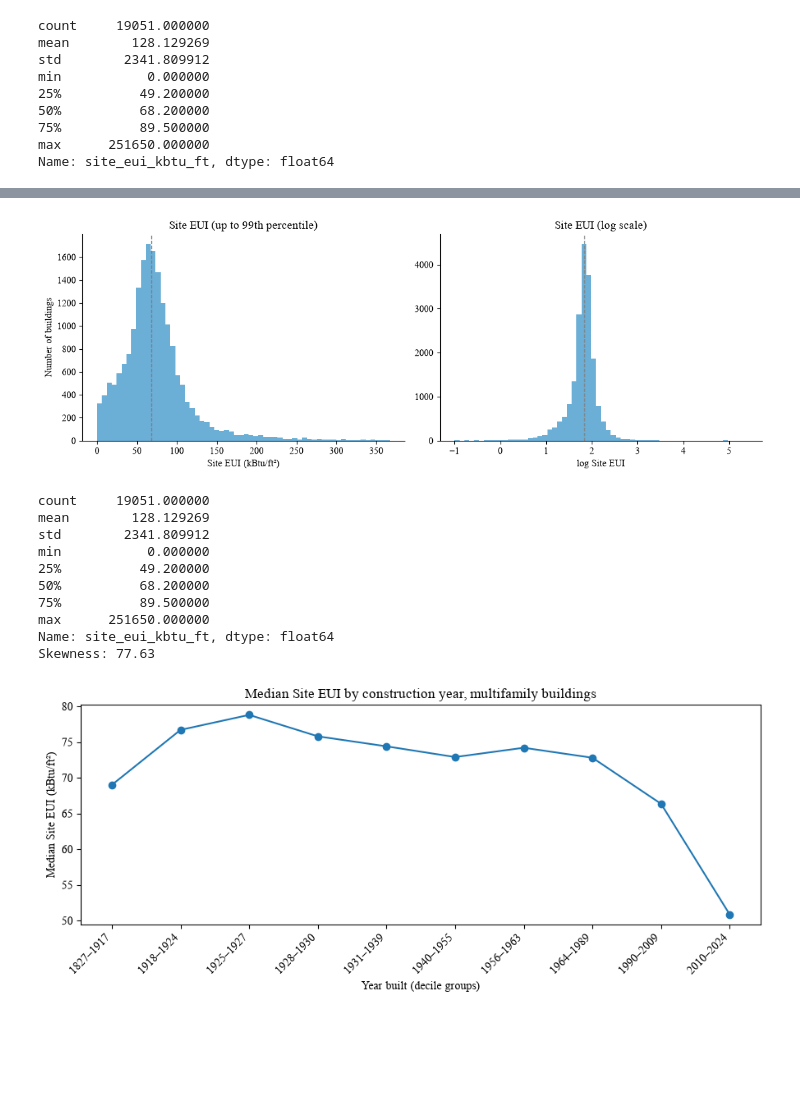
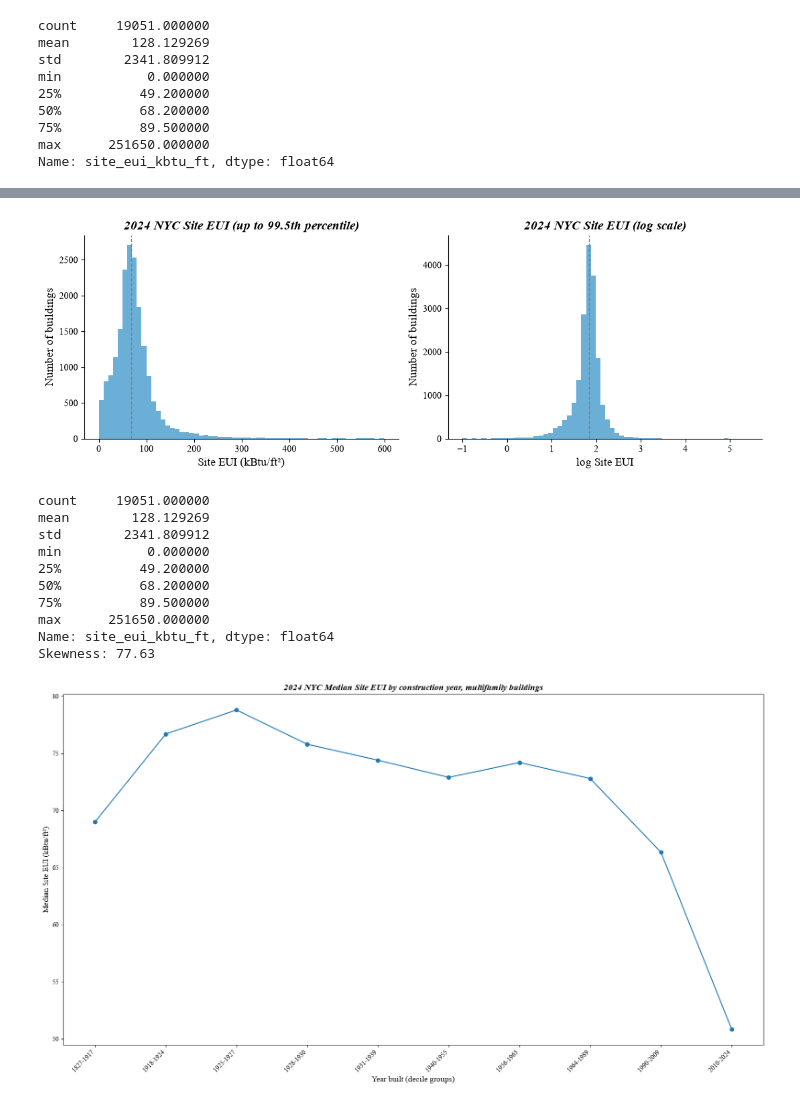
Before and after one commit to gchudley/Any-Idea, a Jupyter notebook: src/EDA_data_visualization.ipynb, the cells around one changed output, grey strips where cells are left out. Saved outputs shown, nothing was run; the diff lists cells and outputs as text; code cells hidden in the pictures; blank space fills up the shorter version.

```diff
--- a/src/EDA_data_visualization.ipynb
+++ b/src/EDA_data_visualization.ipynb
@@ -90,28 +91,30 @@ eui = df["site_eui_kbtu_ft"].dropna()
 fig, axes = plt.subplots(1, 2, figsize=(11, 4))
 
 # Raw scale (cut at the 99th percentile so the tail doesn't flatten everything)
-axes[0].hist(eui[eui <= eui.quantile(0.99)], bins=60, color="#6baed6")
+axes[0].hist(eui[eui <= eui.quantile(0.995)], bins=60, color="#6baed6")
 axes[0].axvline(eui.median(), color="gray", linestyle="--", linewidth=1)
-axes[0].set_title("Site EUI (up to 99th percentile)")
-axes[0].set_xlabel("Site EUI (kBtu/ft²)")
-axes[0].set_ylabel("Number of buildings")
+axes[0].set_title("2024 NYC Site EUI (up to 99.5th percentile)", fontsize=14, fontweight="bold", style="italic")
+axes[0].set_xlabel("Site EUI (kBtu/ft²)", fontsize=12)
+axes[0].set_ylabel("Number of buildings", fontsize=12)
 
 # Log scale
 axes[1].hist(np.log10(eui[eui > 0]), bins=60, color="#6baed6")
 axes[1].axvline(np.log10(eui.median()), color="gray", linestyle="--", linewidth=1)
-axes[1].set_title("Site EUI (log scale)")
-axes[1].set_xlabel("log Site EUI")
+axes[1].set_title("2024 NYC Site EUI (log scale)", fontsize=14, fontweight="bold", style="italic")
+axes[1].set_xlabel("log Site EUI", fontsize=12)
+axes[1].set_ylabel("Number of buildings", fontsize=12)
 
 for ax in axes:
     ax.spines[["top", "right"]].set_visible(False)
 
 plt.tight_layout()
+plt.savefig("../figures/2024_nyc_site_eui_histograms_do_not_use_this.png", dpi=300)
 plt.show()
 
 print(eui.describe())
 print(f"Skewness: {eui.skew():.2f}")
 # %% [output]
-[figure, old version]
+[figure, new version]
 count     19051.000000
 mean        128.129269
 std        2341.809912
@@ -125,16 +128,17 @@ Skewness: 77.63
 # %%
 mf = df[df["primary_property_type_self"] == "Multifamily Housing"]
 bins = pd.qcut(mf["year_built"], q=10, duplicates="drop")
 binned = mf.groupby(bins, observed=True)["site_eui_kbtu_ft"].median()
-labels = [f"{int(i.left) + 1}–{int(i.right)}" for i in binned.index]
+labels = [f"{int(i.left) + 1}-{int(i.right)}" for i in binned.index]
 
-ax = binned.plot(marker="o", figsize=(9, 4))
+ax = binned.plot(marker="o", figsize=(16, 9))
 ax.set_xticks(range(len(labels)))
 ax.set_xticklabels(labels, rotation=45, ha="right")
-ax.set_xlabel("Year built (decile groups)")
-ax.set_ylabel("Median Site EUI (kBtu/ft²)")
-ax.set_title("Median Site EUI by construction year, multifamily buildings")
+ax.set_xlabel("Year built (decile groups)", fontsize=12)
+ax.set_ylabel("Median Site EUI (kBtu/ft²)", fontsize=12)
+ax.set_title("2024 NYC Median Site EUI by construction year, multifamily buildings", fontsize=14, fontweight="bold", style="italic")
 plt.tight_layout()
+plt.savefig("../figures/2024_nyc_median_Site_EUI_By_Year_Built.png", dpi=300)
 plt.show()
 # %% [output]
-[figure, old version]
+[figure, new version]
```
Also changed, not shown: parts of 2 cells of this notebook, 6 other files.
